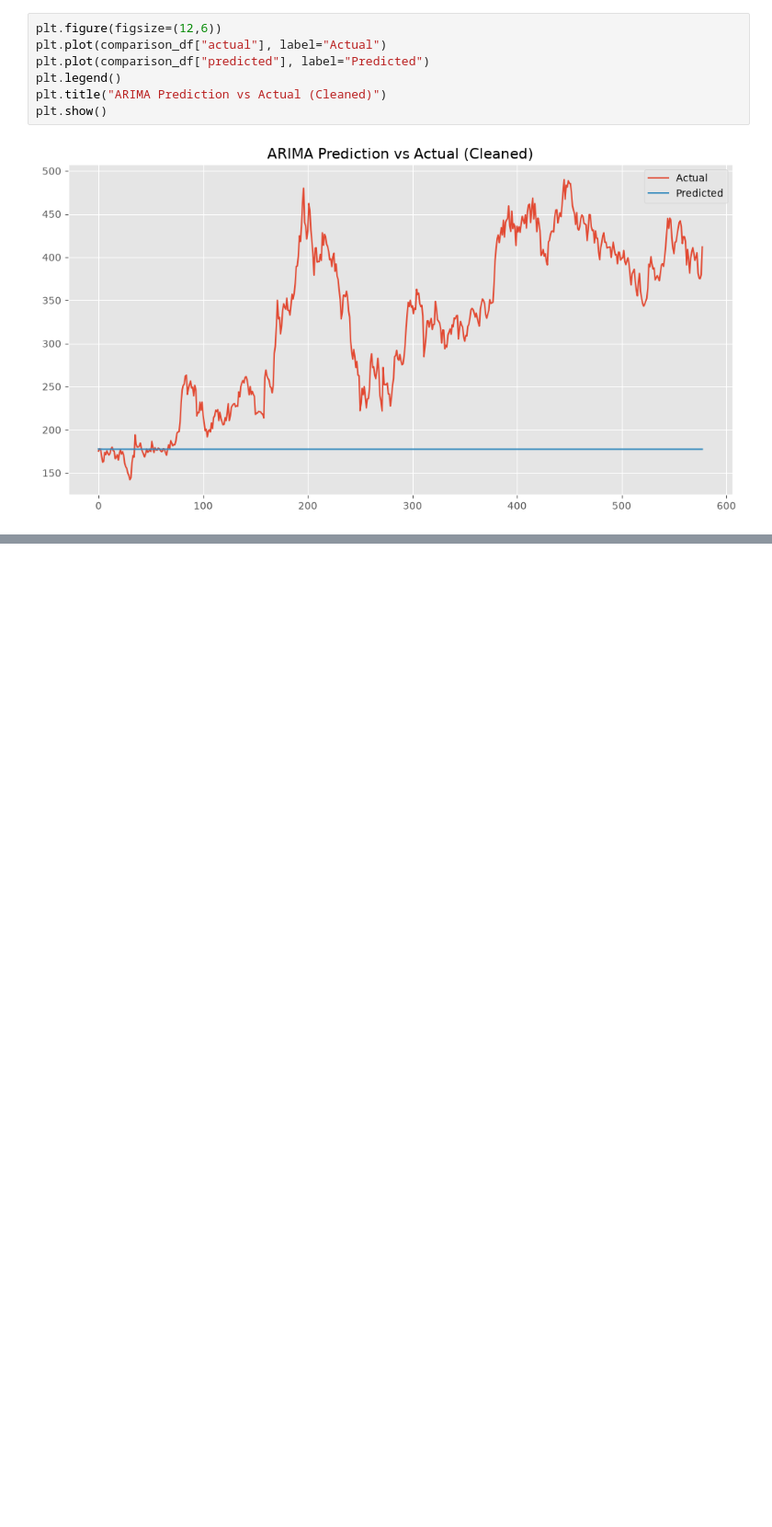
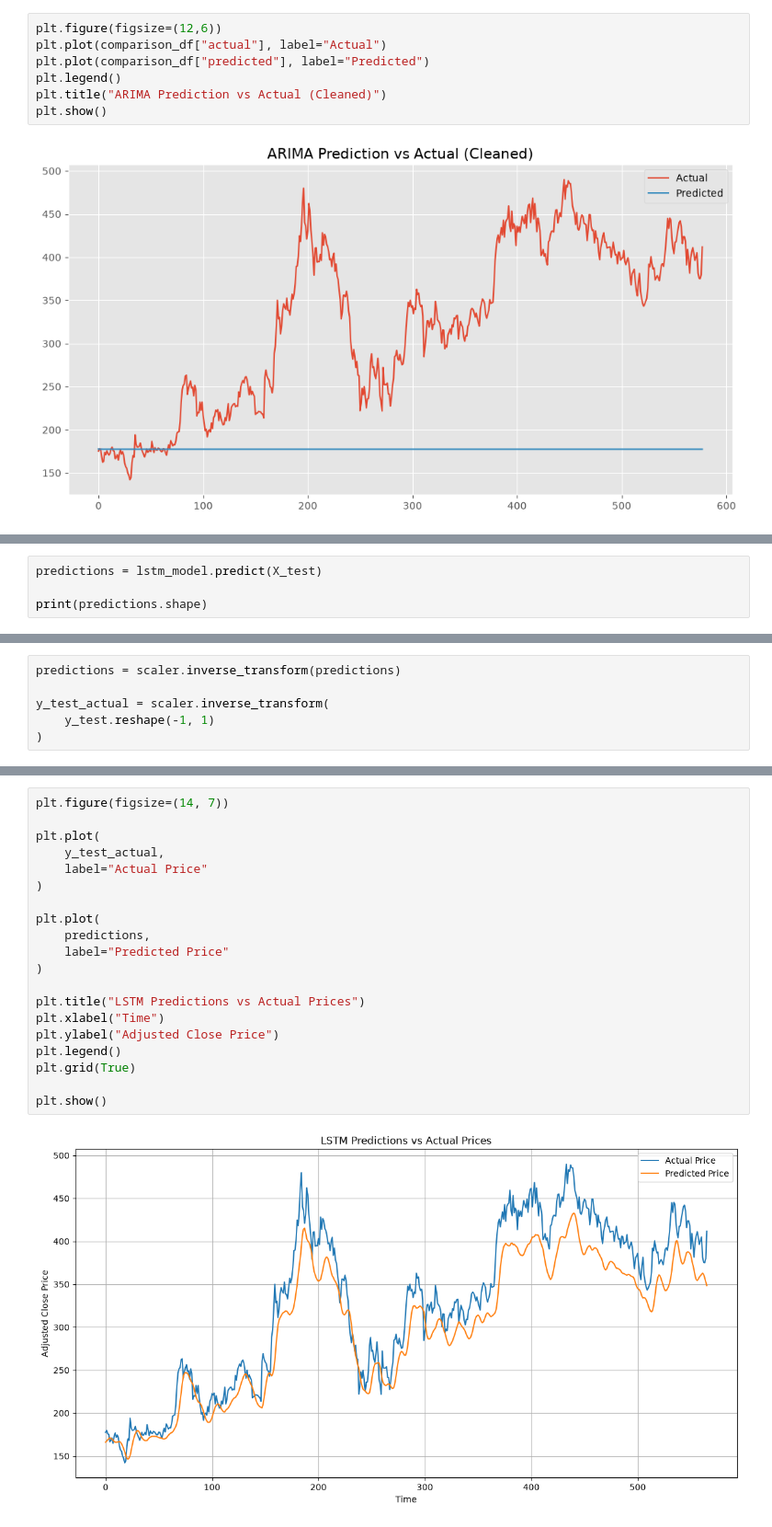
Before and after one commit to Helina-Leul/portfolio-optimization, a Jupyter notebook: notebooks/01_Data_Preprocessing_EDA.ipynb, the cells around one changed output, grey strips where cells are left out. Shown at 92% size. Saved outputs shown, nothing was run; the diff lists cells and outputs as text; blank space fills up the shorter version.

```diff
--- a/notebooks/01_Data_Preprocessing_EDA.ipynb
+++ b/notebooks/01_Data_Preprocessing_EDA.ipynb
@@ -735,0 +911,4 @@ plt.show()
+# %%
+predictions = lstm_model.predict(X_test)
+
+print(predictions.shape)
@@ -735,0 +918,6 @@ plt.show()
+# %%
+predictions = scaler.inverse_transform(predictions)
+
+y_test_actual = scaler.inverse_transform(
+    y_test.reshape(-1, 1)
+)
@@ -735,0 +949,22 @@ plt.show()
+# %%
+plt.figure(figsize=(14, 7))
+
+plt.plot(
+    y_test_actual,
+    label="Actual Price"
+)
+
+plt.plot(
+    predictions,
+    label="Predicted Price"
+)
+
+plt.title("LSTM Predictions vs Actual Prices")
+plt.xlabel("Time")
+plt.ylabel("Adjusted Close Price")
+plt.legend()
+plt.grid(True)
+
+plt.show()
+# %% [output]
+[figure, added]
```
Also changed, not shown: parts of 36 cells of this notebook.
